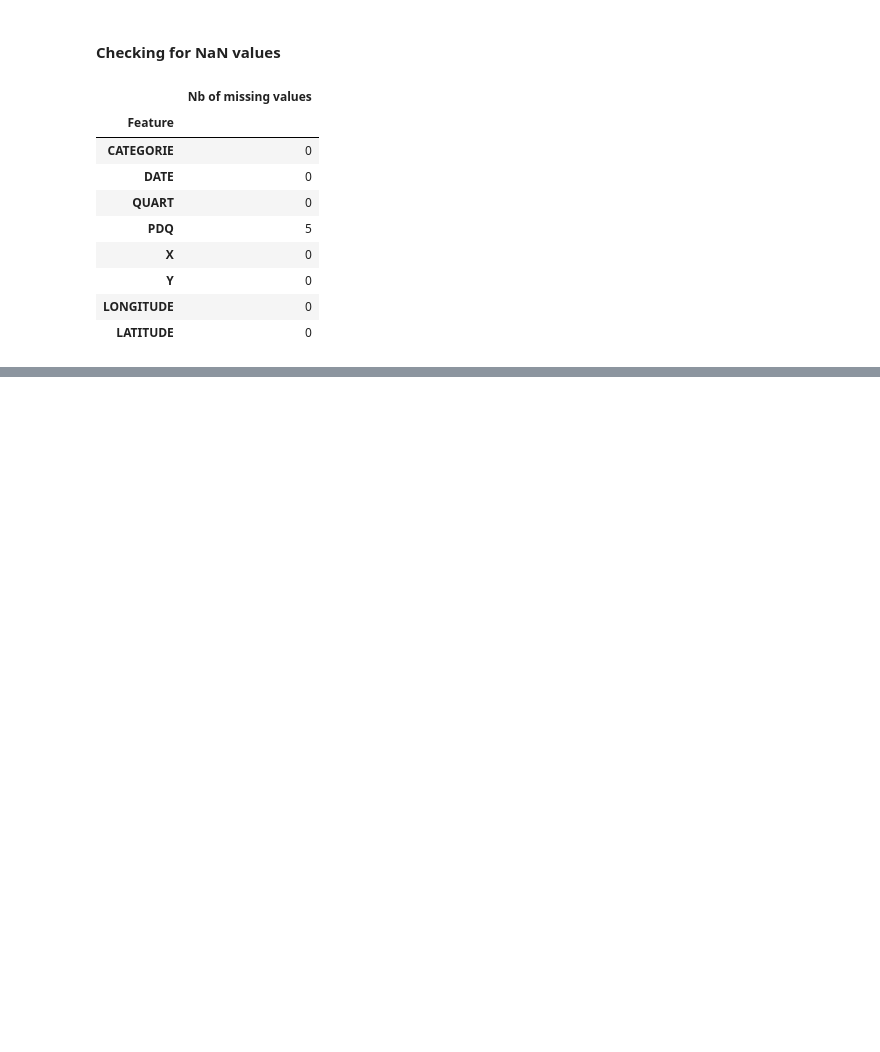
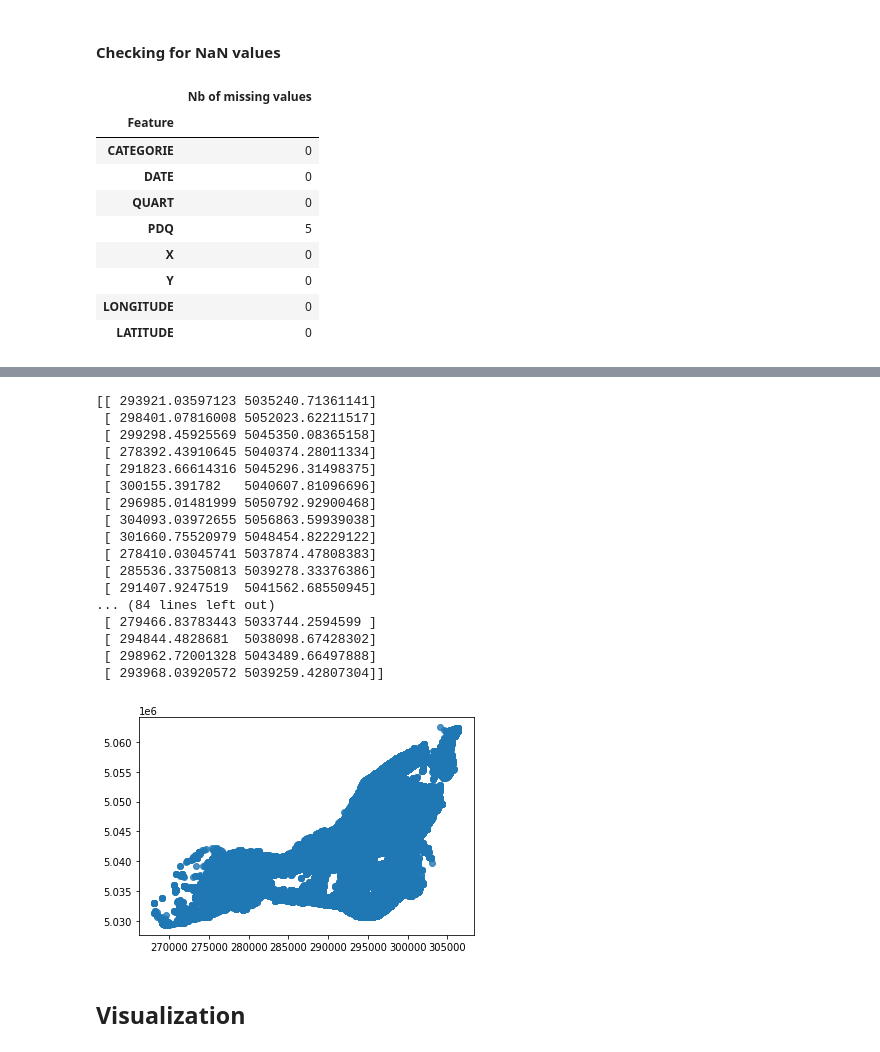
Before and after one commit to Hazot/montreal_crime_data, a Jupyter notebook: montreal_crime_analysis.ipynb, the cells around one changed output, grey strips where cells are left out. Saved outputs shown, nothing was run; the diff lists cells and outputs as text; code cells hidden in the pictures; blank space fills up the shorter version.

```diff
--- a/montreal_crime_analysis.ipynb
+++ b/montreal_crime_analysis.ipynb
@@ -135,0 +154,33 @@ GaussianMixture(n_components=2)
+# %%
+def fit_samples(samples):
+    gmix = GaussianMixture(n_components=100, covariance_type='spherical')
+    gmix.fit(samples)
+    print(gmix.means_)
+    cmap = plt.get_cmap('gnuplot')
+    colors = [cmap(i) for i in gmix.predict(samples)]
+    ax = plt.gca()
+    ax.scatter(samples[:,0], samples[:,1], alpha=0.8)
+    plt.show()
+# %%
+fit_samples(filtereddata)
+# %% [output]
+[[ 293921.03597123 5035240.71361141]
+ [ 298401.07816008 5052023.62211517]
+ [ 299298.45925569 5045350.08365158]
+ [ 278392.43910645 5040374.28011334]
+ [ 291823.66614316 5045296.31498375]
+ [ 300155.391782   5040607.81096696]
+ [ 296985.01481999 5050792.92900468]
+ [ 304093.03972655 5056863.59939038]
+ [ 301660.75520979 5048454.82229122]
+ [ 278410.03045741 5037874.47808383]
+ [ 285536.33750813 5039278.33376386]
+ [ 291407.9247519  5041562.68550945]
+... (84 lines left out)
+ [ 279466.83783443 5033744.2594599 ]
+ [ 294844.4828681  5038098.67428302]
+ [ 298962.72001328 5043489.66497888]
+ [ 293968.03920572 5039259.42807304]]
+[figure, added]
+# %% [markdown]
+## Visualization
```
Also changed, not shown: parts of 11 cells of this notebook.
